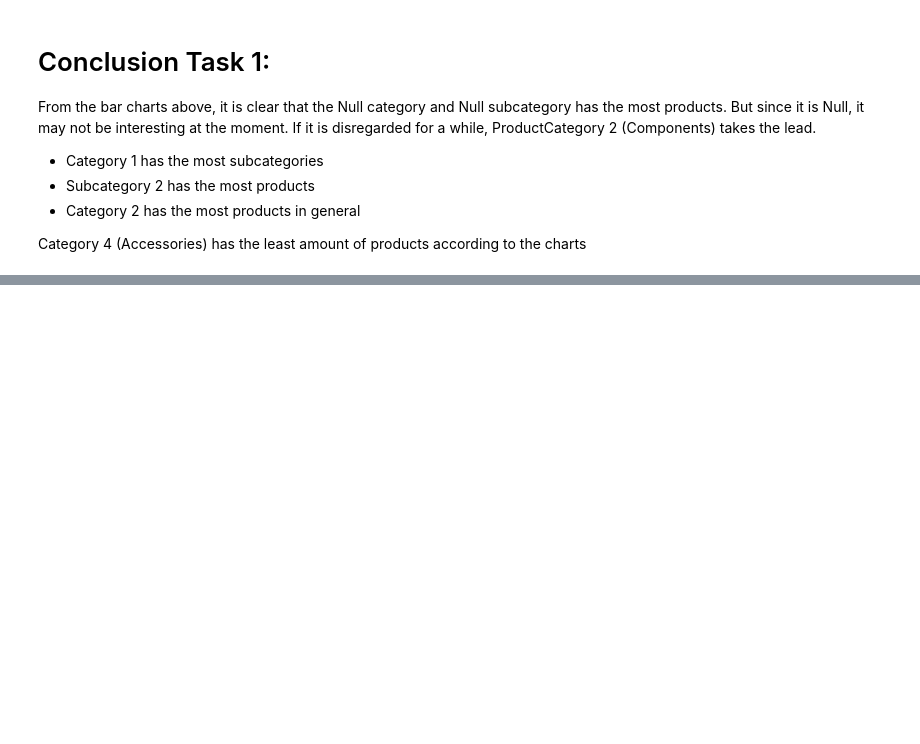
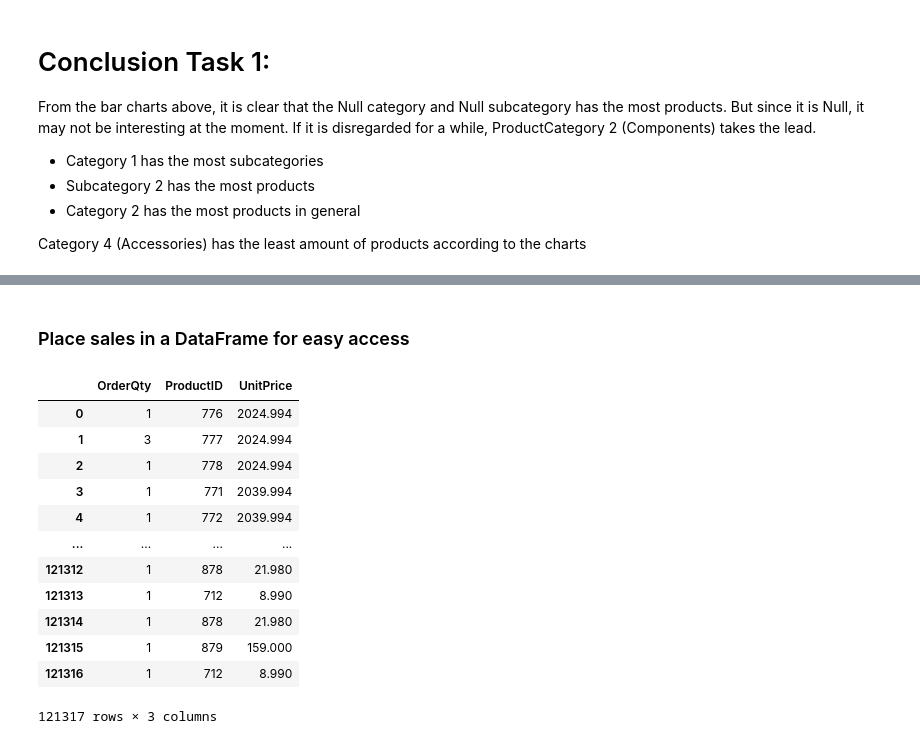
Before and after one commit to markusgunnar/AdventureWorks2025, a Jupyter notebook: Results.ipynb, the cells around one changed output, grey strips where cells are left out. Saved outputs shown, nothing was run; the diff lists cells and outputs as text; code cells hidden in the pictures; blank space fills up the shorter version.

```diff
--- a/Results.ipynb
+++ b/Results.ipynb
@@ -178,0 +223,26 @@ Category 4 (Accessories) has the least amount of products according to the chart
+# %% [markdown]
+### Place sales in a DataFrame for easy access
+# %%
+# Sales.SalesOrderDetail
+sales_query = """
+SELECT OrderQty, ProductID, UnitPrice
+FROM Sales.SalesOrderDetail
+"""
+
+sales_df = query_df(sales_query)
+
+sales_df
+# %% [output]
+|  | OrderQty | ProductID | UnitPrice |
+| 0 | 1 | 776 | 2024.994 |
+| 1 | 3 | 777 | 2024.994 |
+| 2 | 1 | 778 | 2024.994 |
+| 3 | 1 | 771 | 2039.994 |
+| 4 | 1 | 772 | 2039.994 |
+| ... | ... | ... | ... |
+| 121312 | 1 | 878 | 21.980 |
+| 121313 | 1 | 712 | 8.990 |
+| 121314 | 1 | 878 | 21.980 |
+| 121315 | 1 | 879 | 159.000 |
+| 121316 | 1 | 712 | 8.990 |
+121317 rows × 3 columns
```
Also changed, not shown: parts of 23 cells of this notebook, 1 other file.
